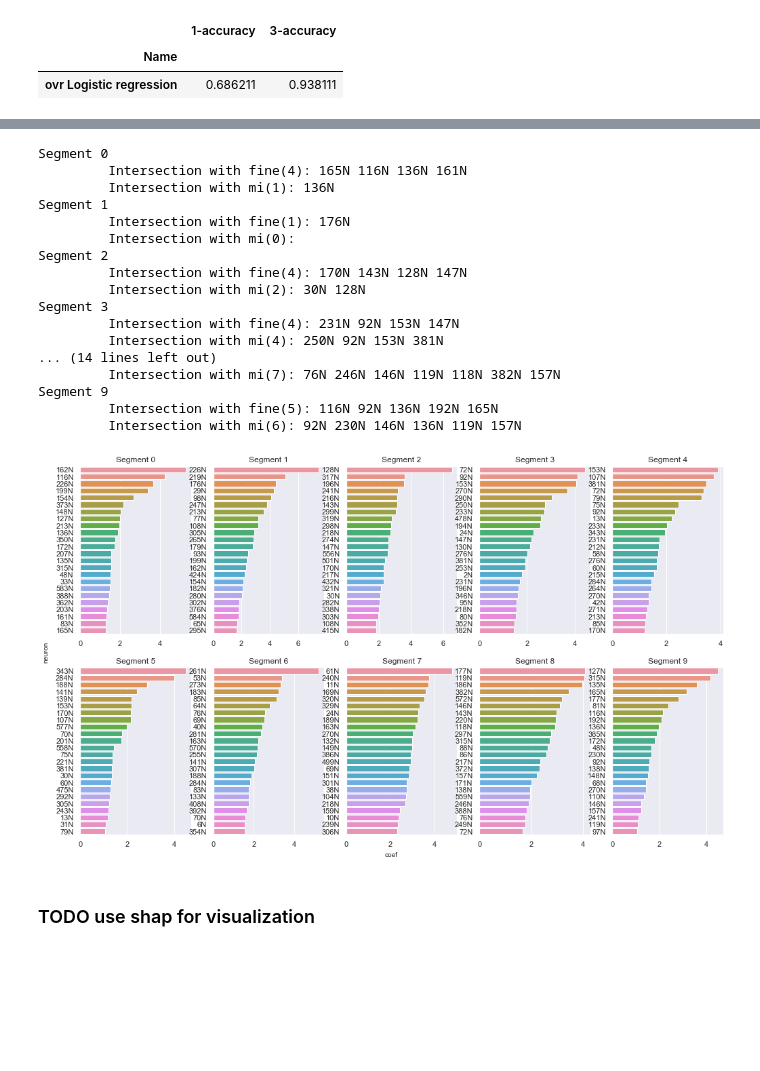
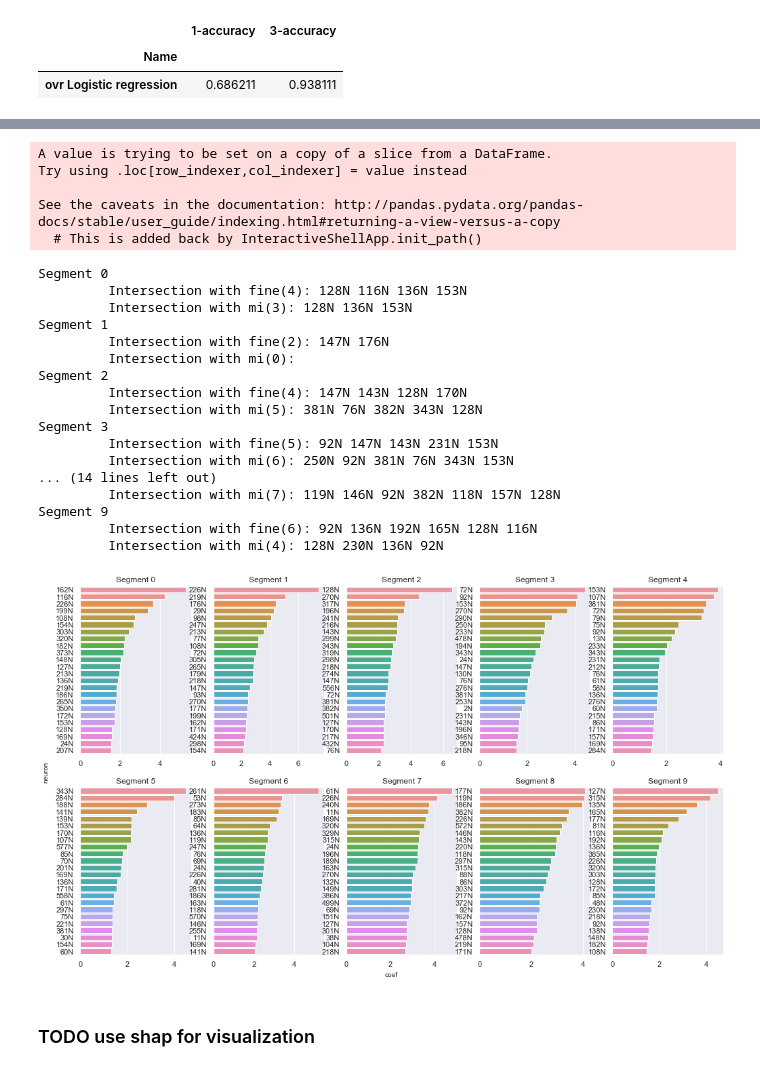
Before and after one commit to thxi/PlaceCells, a Jupyter notebook: Part_1.ipynb, the cells around one changed output, grey strips where cells are left out. Saved outputs shown, nothing was run; the diff lists cells and outputs as text; code cells hidden in the pictures; blank space fills up the shorter version.

```diff
--- a/Part_1.ipynb
+++ b/Part_1.ipynb
@@ -422,51 +427,57 @@ lrn.head()
 # %%
 #plt.figure(figsize=(17, 10))
 fig, _ = plt.subplots(sharex=True, sharey=True, figsize=(17, 10))
 fig.text(0.5, 0.08, 'coef', ha='center')
 fig.text(0.08, 0.5, 'neuron', va='center', rotation='vertical')
 
 lr_best_neurons = []
 
 for segment in range(NUM_SEGMENTS):
     plt.subplot(2, 5, segment + 1)
     s = lrn[['neuron', segment]]
+    s[segment] = abs(s[segment])
     s = s.sort_values(segment, ascending=False)[:24]
     s.rename(columns = {segment: 'coef'}, inplace = True)
 
     ax = sns.barplot(x='coef', y='neuron', data=s);
 
 
     lr_best_neurons.append(s['neuron'])
     fine_lr_intersect = set(fine_neurons) & set(s['neuron'])
     mi_lr_intersect = set(mi_best_neurons) & set(s['neuron'])
 
 
     ax.set_title(f"Segment {segment}");
     ax.set_ylabel("")
     ax.set_xlabel("")
 
     print(f"Segment {segment}")
     print(f"\t Intersection with fine({len(fine_lr_intersect)}): {' '.join(fine_lr_intersect)}")
     print(f"\t Intersection with mi({len(mi_lr_intersect)}): {' '.join(mi_lr_intersect)}")
 # %% [output]
-Segment 0
-         Intersection with fine(4): 165N 116N 136N 161N
-         Intersection with mi(1): 136N
-Segment 1
-         Intersection with fine(1): 176N
-         Intersection with mi(0):
-Segment 2
-         Intersection with fine(4): 170N 143N 128N 147N
-         Intersection with mi(2): 30N 128N
-Segment 3
-         Intersection with fine(4): 231N 92N 153N 147N
-         Intersection with mi(4): 250N 92N 153N 381N
-... (14 lines left out)
-         Intersection with mi(7): 76N 246N 146N 119N 118N 382N 157N
-Segment 9
-         Intersection with fine(5): 116N 92N 136N 192N 165N
-         Intersection with mi(6): 92N 230N 146N 136N 119N 157N
+A value is trying to be set on a copy of a slice from a DataFrame.
+Try using .loc[row_indexer,col_indexer] = value instead
+
+See the caveats in the documentation: http://pandas.pydata.org/pandas-docs/stable/user_guide/indexing.html#returning-a-view-versus-a-copy
+  # This is added back by InteractiveShellApp.init_path()
+Segment 0
+         Intersection with fine(4): 128N 116N 136N 153N
+         Intersection with mi(3): 128N 136N 153N
+Segment 1
+         Intersection with fine(2): 147N 176N
+         Intersection with mi(0):
+Segment 2
+         Intersection with fine(4): 147N 143N 128N 170N
+         Intersection with mi(5): 381N 76N 382N 343N 128N
+Segment 3
+         Intersection with fine(5): 92N 147N 143N 231N 153N
+         Intersection with mi(6): 250N 92N 381N 76N 343N 153N
+... (14 lines left out)
+         Intersection with mi(7): 119N 146N 92N 382N 118N 157N 128N
+Segment 9
+         Intersection with fine(6): 92N 136N 192N 165N 128N 116N
+         Intersection with mi(4): 128N 230N 136N 92N
-[figure, old version]
+[figure, new version]
 # %% [markdown]
 ### TODO use shap for visualization
 # %% [markdown]
```
Also changed, not shown: parts of 3 cells of this notebook.
